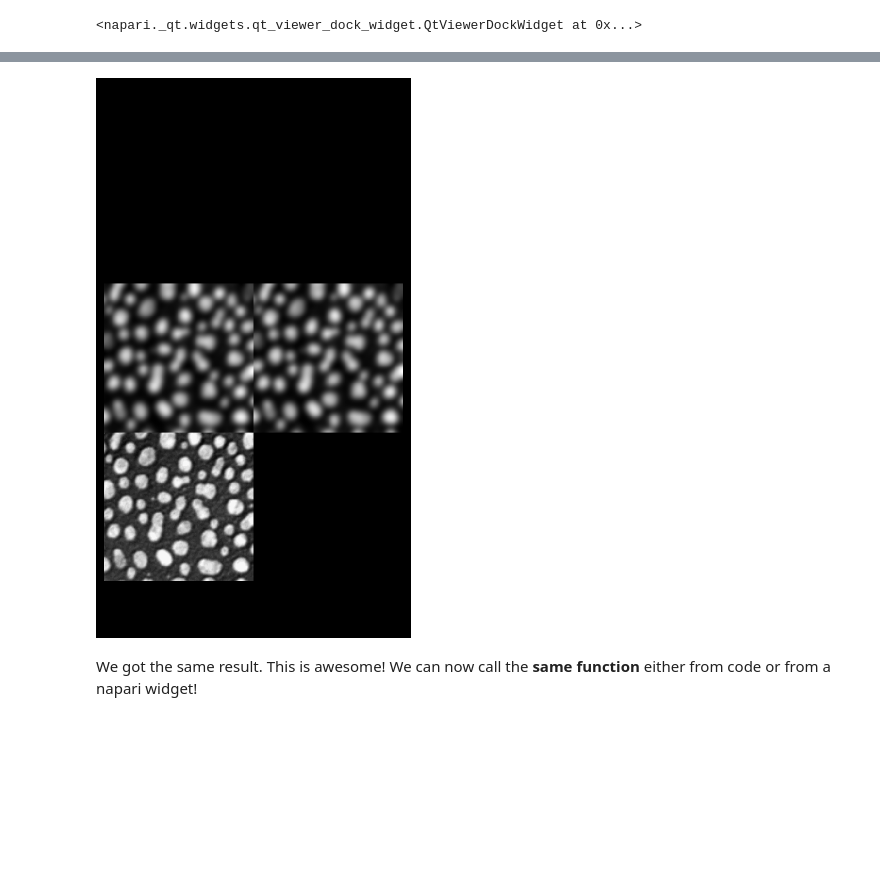
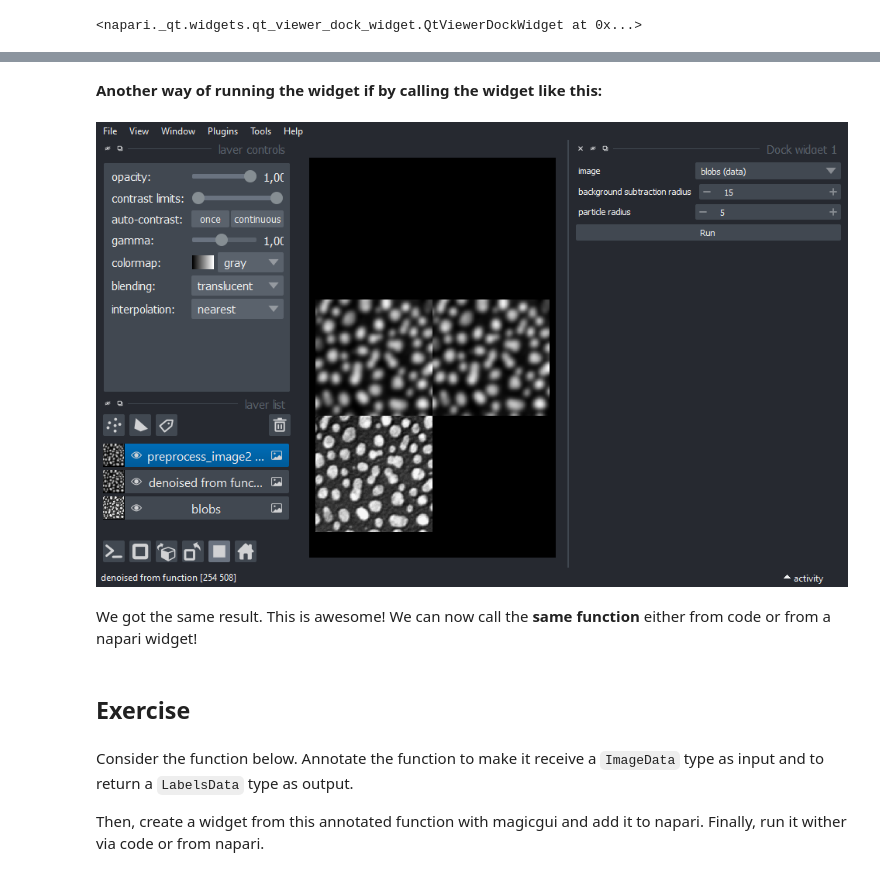
Before and after one commit to BiAPoL/Quantitative_Bio_Image_Analysis_with_Python_2022, a Jupyter notebook: docs/day4c_crafting_napari_plugins/01_creating_widgets_from_functions.ipynb, the cells around one changed output, grey strips where cells are left out. Drawn from its saved outputs; the diff is of its cells as text; code cells hidden in the pictures; blank space fills up the shorter version.

```diff
--- a/docs/day4c_crafting_napari_plugins/01_creating_widgets_from_functions.ipynb
+++ b/docs/day4c_crafting_napari_plugins/01_creating_widgets_from_functions.ipynb
@@ -119,7 +123,15 @@ Now go to napari and click on the "Run" button, or run the cell below:
+# %% [markdown]
+**Another way of running the widget if by calling the widget like this:**
 # %%
 denoised_from_widget = preprocess_image2_widget()
-nbscreenshot(viewer, canvas_only=True)
+nbscreenshot(viewer)
 # %% [output]
-[figure, old version]
+[figure, new version]
 # %% [markdown]
 We got the same result. This is awesome! We can now call the **same function** either from code or from a napari widget!
+# %% [markdown]
+## Exercise
+# %% [markdown]
+Consider the function below. Annotate the function to make it receive a `ImageData` type as input and to return a `LabelsData` type as output.
+
+Then, create a widget from this annotated function with magicgui and add it to napari. Finally, run it wither via code or from napari.
```
Also changed, not shown: parts of 7 cells of this notebook, 1 other file.
